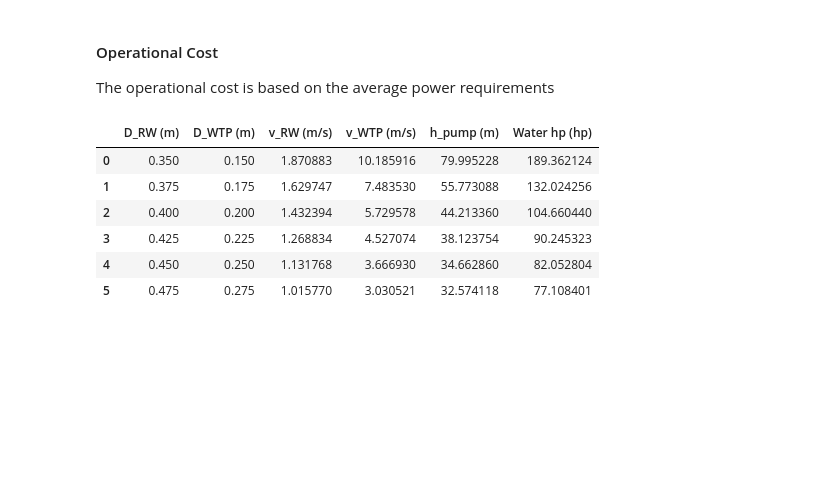
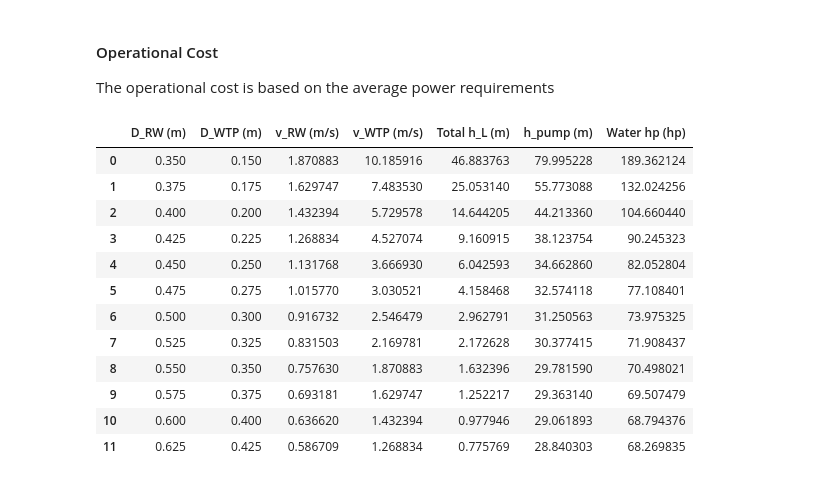
Before and after one commit to E-Lombo/fluids-project, a Jupyter notebook: Task-3.ipynb, the cells around one changed output. Saved outputs shown, nothing was run; the diff lists cells and outputs as text; code cells hidden in the pictures; blank space fills up the shorter version.

```diff
--- a/Task-3.ipynb
+++ b/Task-3.ipynb
@@ -146,7 +146,7 @@ pipeline
 | 12 | 55 | 651 | 3.42 | HDPE | 0.000002 | WTP | ... |
 | 13 | 67 | 658 | 3.32 | HDPE | 0.000002 | WTP | ... |
 # %%
-n = 6
+n = 12
 average = pd.DataFrame({'D_RW (m)': (350 + np.arange(n)*25)/1000, 'D_WTP (m)': (150 + np.arange(n)*25)/1000})
 
 peak = average.copy()
@@ -406,13 +406,19 @@ cost['Num of A pumps at avg'], cost['Num of B pumps at avg'], cost['Num of C pum
 cost['Yearly Operational Cost ($)'] = np.round(np.array(operational_cost), 2)
 cost['Total Cost ($)'] = np.round(np.array(total_cost), 2)
 # %%
-peak[['D_RW (m)', 'D_WTP (m)', 'v_RW (m/s)', 'v_WTP (m/s)', 'h_pump (m)', 'Water hp (hp)']]
+peak[['D_RW (m)', 'D_WTP (m)', 'v_RW (m/s)', 'v_WTP (m/s)', 'Total h_L (m)', 'h_pump (m)', 'Water hp (hp)']]
 # %% [output]
-|  | D_RW (m) | D_WTP (m) | v_RW (m/s) | v_WTP (m/s) | h_pump (m) | Water hp (hp) |
-| 0 | 0.350 | 0.150 | 1.870883 | 10.185916 | 79.995228 | 189.362124 |
-| 1 | 0.375 | 0.175 | 1.629747 | 7.483530 | 55.773088 | 132.024256 |
-| 2 | 0.400 | 0.200 | 1.432394 | 5.729578 | 44.213360 | 104.660440 |
-| 3 | 0.425 | 0.225 | 1.268834 | 4.527074 | 38.123754 | 90.245323 |
-| 4 | 0.450 | 0.250 | 1.131768 | 3.666930 | 34.662860 | 82.052804 |
-| 5 | 0.475 | 0.275 | 1.015770 | 3.030521 | 32.574118 | 77.108401 |
+|  | D_RW (m) | D_WTP (m) | v_RW (m/s) | v_WTP (m/s) | Total h_L (m) | h_pump (m) | Water hp (hp) |
+| 0 | 0.350 | 0.150 | 1.870883 | 10.185916 | 46.883763 | 79.995228 | 189.362124 |
+| 1 | 0.375 | 0.175 | 1.629747 | 7.483530 | 25.053140 | 55.773088 | 132.024256 |
+| 2 | 0.400 | 0.200 | 1.432394 | 5.729578 | 14.644205 | 44.213360 | 104.660440 |
+| 3 | 0.425 | 0.225 | 1.268834 | 4.527074 | 9.160915 | 38.123754 | 90.245323 |
+| 4 | 0.450 | 0.250 | 1.131768 | 3.666930 | 6.042593 | 34.662860 | 82.052804 |
+| 5 | 0.475 | 0.275 | 1.015770 | 3.030521 | 4.158468 | 32.574118 | 77.108401 |
+| 6 | 0.500 | 0.300 | 0.916732 | 2.546479 | 2.962791 | 31.250563 | 73.975325 |
+| 7 | 0.525 | 0.325 | 0.831503 | 2.169781 | 2.172628 | 30.377415 | 71.908437 |
+| 8 | 0.550 | 0.350 | 0.757630 | 1.870883 | 1.632396 | 29.781590 | 70.498021 |
+| 9 | 0.575 | 0.375 | 0.693181 | 1.629747 | 1.252217 | 29.363140 | 69.507479 |
+| 10 | 0.600 | 0.400 | 0.636620 | 1.432394 | 0.977946 | 29.061893 | 68.794376 |
+| 11 | 0.625 | 0.425 | 0.586709 | 1.268834 | 0.775769 | 28.840303 | 68.269835 |
 # %%
```
Also changed, not shown: parts of 4 cells of this notebook.
